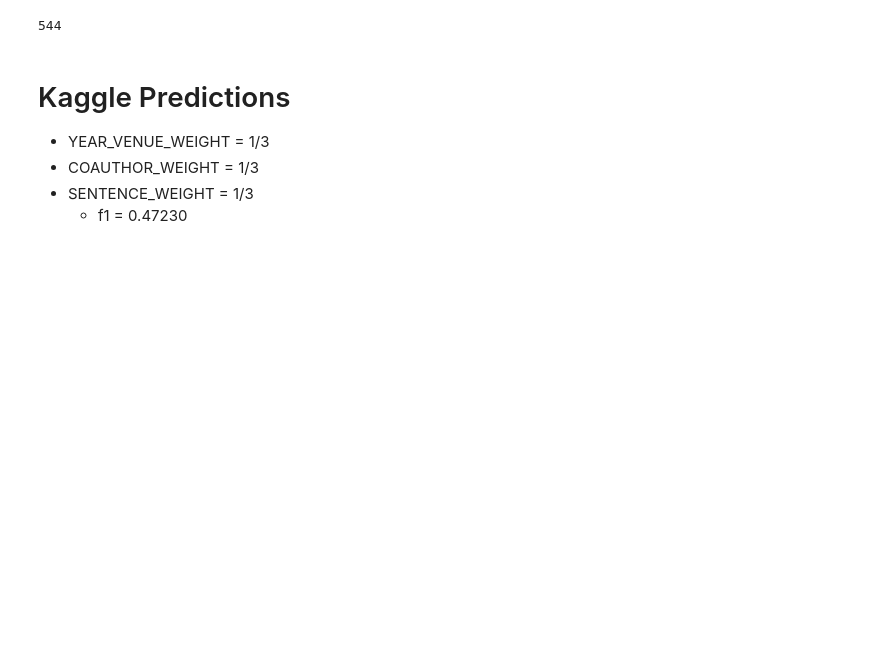
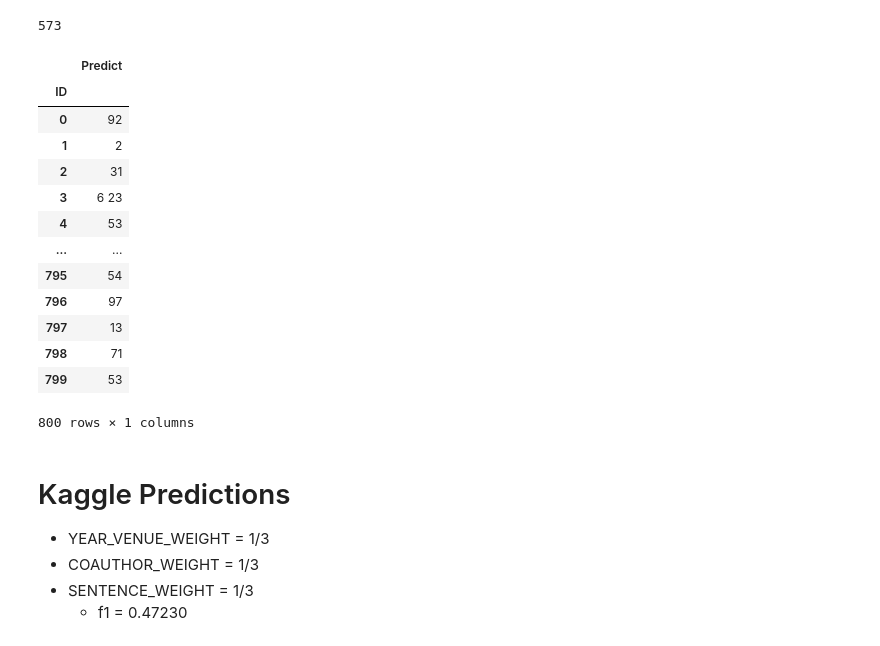
Before and after one commit to MessiFr/COMP90051_Project2, a Jupyter notebook: code/multi_layer_models/model.ipynb, the cells around one changed output. Saved outputs shown, nothing was run; the diff lists cells and outputs as text; code cells hidden in the pictures; blank space fills up the shorter version.

```diff
--- a/code/multi_layer_models/model.ipynb
+++ b/code/multi_layer_models/model.ipynb
@@ -9,25 +9,34 @@ import time
 from tqdm import tqdm
 # %%
 # f = open("outputs/year_venue.json", 'r')
+# year_venue = json.load(f)
+
+# f = open("outputs/abstracts_title.json", 'r')
+# abstracts_title = json.load(f)
+
+# f = open("outputs/author.json", 'r')
+# author = json.load(f)
+
+
 f = open("outputs/year_venue_naive_bayes.json", 'r')
 year_venue = json.load(f)
 
-f = open("outputs/abstracts_title.json", 'r')
+f = open("outputs/abstracts_title_all.json", 'r')
 abstracts_title = json.load(f)
 
-f = open("outputs/author.json", 'r')
+f = open("outputs/author_all.json", 'r')
 author = json.load(f)
 # %%
 #################################
-w = 1  # abstracts - title
-a = 1  # authors
-y = 1  # year - venue
-sum_ = w+a+y
+weight_sentence = 3  # abstracts - title
+weight_author = 3  # authors
+weight_year_venue = 0  # year - venue
+sum_ = weight_author + weight_sentence + weight_year_venue
 #################################
 
-YEAR_VENUE_WEIGHT = y/sum_
-COAUTHOR_WEIGHT = a/sum_
-SENTENCE_WEIGHT = w/sum_
+YEAR_VENUE_WEIGHT = weight_year_venue/sum_
+COAUTHOR_WEIGHT = weight_author/sum_
+SENTENCE_WEIGHT = weight_sentence/sum_
 
 def get_weighted_value(i, j):
     val1 = year_venue[i][j] * YEAR_VENUE_WEIGHT
@@ -36,7 +45,7 @@ def get_weighted_value(i, j):
 
     return val1 + val2 + val3
 # %%
-THRESHOLD = 0.2
+THRESHOLD = 0.1
 
 kaggle_predict = []
 
@@ -70,7 +79,24 @@ for i in kaggle['Predict']:
 
 count
 # %% [output]
-544
+573
+# %%
+kaggle
+# %% [output]
+|  | Predict |
+| ID |  |
+| 0 | 92 |
+| 1 | 2 |
+| 2 | 31 |
+| 3 | 6 23 |
+| 4 | 53 |
+| ... | ... |
+| 795 | 54 |
+| 796 | 97 |
+| 797 | 13 |
+| 798 | 71 |
+| 799 | 53 |
+800 rows × 1 columns
 # %% [markdown]
 # Kaggle Predictions
 
```
Also changed, not shown: parts of 2 cells of this notebook, 15 other files.
